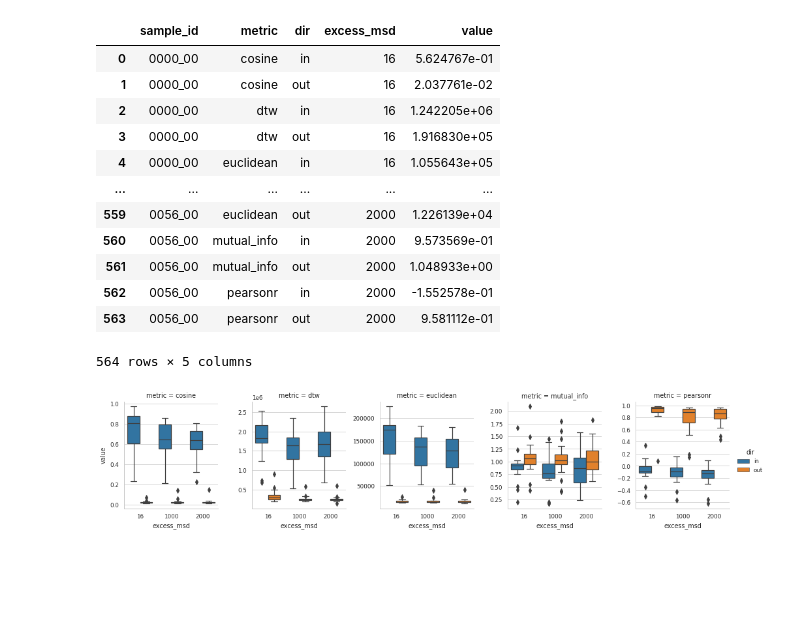
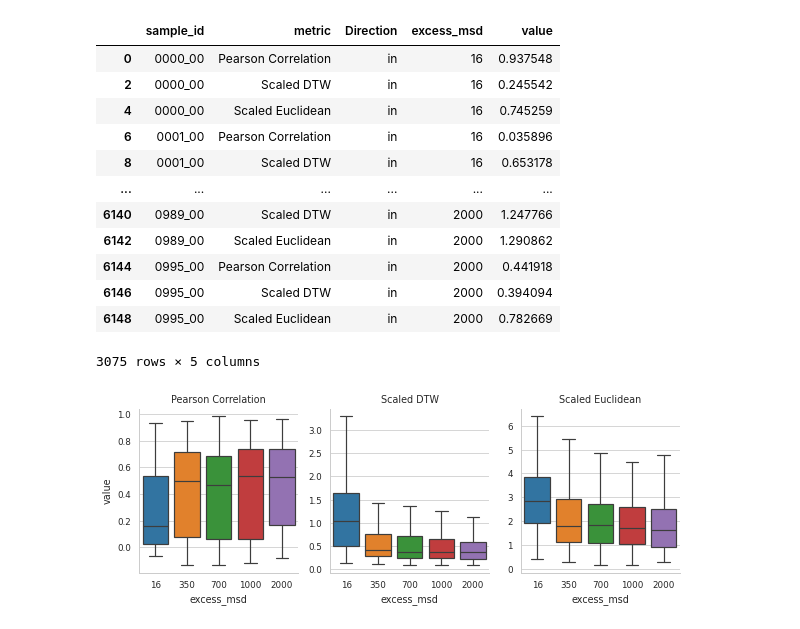
Before and after one commit to jpcsmith/qcsd-experiments, a Jupyter notebook: workflow/notebooks/plot-excess-msd-results.ipynb, the cells around one changed output. Saved outputs shown, nothing was run; the diff lists cells and outputs as text; code cells hidden in the pictures; blank space fills up the shorter version.

```diff
--- a/workflow/notebooks/plot-excess-msd-results.ipynb
+++ b/workflow/notebooks/plot-excess-msd-results.ipynb
@@ -124,32 +125,37 @@ plot_success_rate(data)
 # %%
 def plot_scores(data):
     # Select a single rate, dropping all rows that failed
     result = data[data["rate"] == "25ms"].drop(columns=["rate", "sample"])
 
     # Pivot to have a column per excess_msd value, and then drop all rows that didnt
     # succeed across all excess_msd values
     result = result.pivot(index=["sample_id", "metric", "dir"], columns="excess_msd")
     result = result.dropna()
     result = result.droplevel(0, axis=1)
 
     plot_data = result.reset_index().melt(id_vars=["sample_id", "metric", "dir"])
+    plot_data = plot_data.rename(columns={"dir": "Direction"})
+    plot_data["metric"] = plot_data["metric"].replace({"pearsonr": "Pearson Correlation", "scaled_dtw": "Scaled DTW", "scaled_euclidean": "Scaled Euclidean"})
+    plot_data = plot_data[plot_data["Direction"] == "in"]
     display(plot_data)
 
-    return sns.catplot(data=plot_data, x="excess_msd", y="value", hue="dir", col="metric", sharey=False, kind="box", height=3, aspect=0.9)
+    grid = sns.catplot(data=plot_data, x="excess_msd", y="value", col="metric", sharey=False, kind="box", height=3, aspect=0.9, showfliers=False)
+    grid.set_titles("{col_name}")
+    return grid
 
 plot_scores(data).savefig(plot_file["scores"])
 # %% [output]
-|  | sample_id | metric | dir | excess_msd | value |
-| 0 | 0000_00 | cosine | in | 16 | 5.624767e-01 |
-| 1 | 0000_00 | cosine | out | 16 | 2.037761e-02 |
-| 2 | 0000_00 | dtw | in | 16 | 1.242205e+06 |
-| 3 | 0000_00 | dtw | out | 16 | 1.916830e+05 |
-| 4 | 0000_00 | euclidean | in | 16 | 1.055643e+05 |
+|  | sample_id | metric | Direction | excess_msd | value |
+| 0 | 0000_00 | Pearson Correlation | in | 16 | 0.937548 |
+| 2 | 0000_00 | Scaled DTW | in | 16 | 0.245542 |
+| 4 | 0000_00 | Scaled Euclidean | in | 16 | 0.745259 |
+| 6 | 0001_00 | Pearson Correlation | in | 16 | 0.035896 |
+| 8 | 0001_00 | Scaled DTW | in | 16 | 0.653178 |
 | ... | ... | ... | ... | ... | ... |
-| 559 | 0056_00 | euclidean | out | 2000 | 1.226139e+04 |
-| 560 | 0056_00 | mutual_info | in | 2000 | 9.573569e-01 |
-| 561 | 0056_00 | mutual_info | out | 2000 | 1.048933e+00 |
-| 562 | 0056_00 | pearsonr | in | 2000 | -1.552578e-01 |
-| 563 | 0056_00 | pearsonr | out | 2000 | 9.581112e-01 |
+| 6140 | 0989_00 | Scaled DTW | in | 2000 | 1.247766 |
+| 6142 | 0989_00 | Scaled Euclidean | in | 2000 | 1.290862 |
+| 6144 | 0995_00 | Pearson Correlation | in | 2000 | 0.441918 |
+| 6146 | 0995_00 | Scaled DTW | in | 2000 | 0.394094 |
+| 6148 | 0995_00 | Scaled Euclidean | in | 2000 | 0.782669 |
-564 rows × 5 columns
+3075 rows × 5 columns
-[figure, old version]
+[figure, new version]
```
Also changed, not shown: parts of 2 cells of this notebook, 15 other files.
